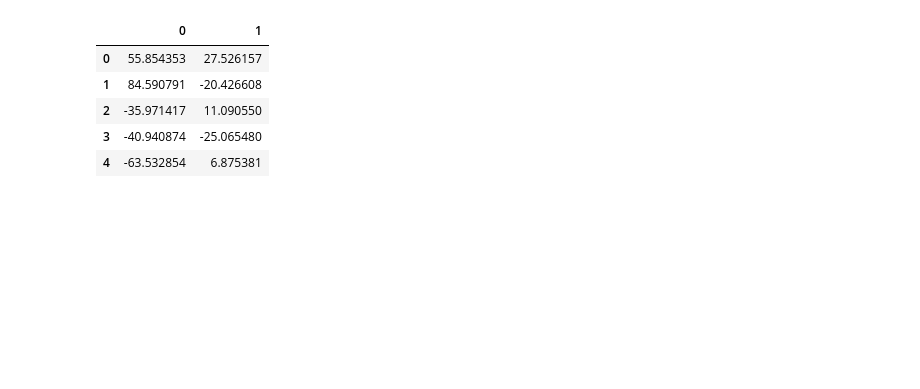
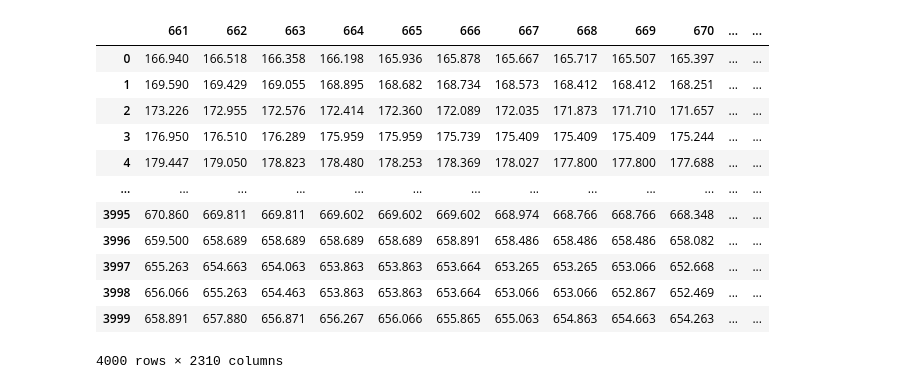
Before and after one commit to AlxDev-hub/Deteccao_novidades_LOF, a Jupyter notebook: Aplicacao_LOF-Novelty_PZT.ipynb, the cells around one changed output. Cells and saved outputs as stored; diff of their text form; code cells hidden in the pictures; blank space fills up the shorter version.

```diff
--- a/Aplicacao_LOF-Novelty_PZT.ipynb
+++ b/Aplicacao_LOF-Novelty_PZT.ipynb
@@ -9,7 +9,7 @@ import pandas as pd
 from sklearn.neighbors import LocalOutlierFactor
 from sklearn.decomposition import PCA
 # %%
-#Carregar banco de dados
-dataset = pd.read_excel("Amostra-PZT.xlsx", header=None)
+#Carregar dataset para treinamento
+dataset = pd.read_excel("pzt2.xlsx", header=None)
 
 display(dataset)
@@ -41,15 +108,20 @@ display(X_train)
 # %%
-#Aplicando PCA em X_train
-pca = PCA(n_components=2)
-principalComponents_X_train = pca.fit_transform(X_train)
-principalDf_X_train = pd.DataFrame(data= principalComponents_X_train)
+#Gerar novas observações
+dataset_outliers = dataset.loc[:, 661: 2970]
 
-display(principalDf_X_train)
+display(dataset_outliers)
 # %% [output]
-|  | 0 | 1 |
-| 0 | 55.854353 | 27.526157 |
-| 1 | 84.590791 | -20.426608 |
-| 2 | -35.971417 | 11.090550 |
-| 3 | -40.940874 | -25.065480 |
-| 4 | -63.532854 | 6.875381 |
+|  | 661 | 662 | 663 | 664 | 665 | 666 | 667 | 668 | 669 | 670 | ... | ... |
+| 0 | 166.940 | 166.518 | 166.358 | 166.198 | 165.936 | 165.878 | 165.667 | 165.717 | 165.507 | 165.397 | ... | ... |
+| 1 | 169.590 | 169.429 | 169.055 | 168.895 | 168.682 | 168.734 | 168.573 | 168.412 | 168.412 | 168.251 | ... | ... |
+| 2 | 173.226 | 172.955 | 172.576 | 172.414 | 172.360 | 172.089 | 172.035 | 171.873 | 171.710 | 171.657 | ... | ... |
+| 3 | 176.950 | 176.510 | 176.289 | 175.959 | 175.959 | 175.739 | 175.409 | 175.409 | 175.409 | 175.244 | ... | ... |
+| 4 | 179.447 | 179.050 | 178.823 | 178.480 | 178.253 | 178.369 | 178.027 | 177.800 | 177.800 | 177.688 | ... | ... |
+| ... | ... | ... | ... | ... | ... | ... | ... | ... | ... | ... | ... | ... |
+| 3995 | 670.860 | 669.811 | 669.811 | 669.602 | 669.602 | 669.602 | 668.974 | 668.766 | 668.766 | 668.348 | ... | ... |
+| 3996 | 659.500 | 658.689 | 658.689 | 658.689 | 658.689 | 658.891 | 658.486 | 658.486 | 658.486 | 658.082 | ... | ... |
+| 3997 | 655.263 | 654.663 | 654.063 | 653.863 | 653.863 | 653.664 | 653.265 | 653.265 | 653.066 | 652.668 | ... | ... |
+| 3998 | 656.066 | 655.263 | 654.463 | 653.863 | 653.863 | 653.664 | 653.066 | 653.066 | 652.867 | 652.469 | ... | ... |
+| 3999 | 658.891 | 657.880 | 656.871 | 656.267 | 656.066 | 655.865 | 655.063 | 654.863 | 654.663 | 654.263 | ... | ... |
+4000 rows × 2310 columns
 # %%
```
Also changed, not shown: parts of 15 cells of this notebook.
